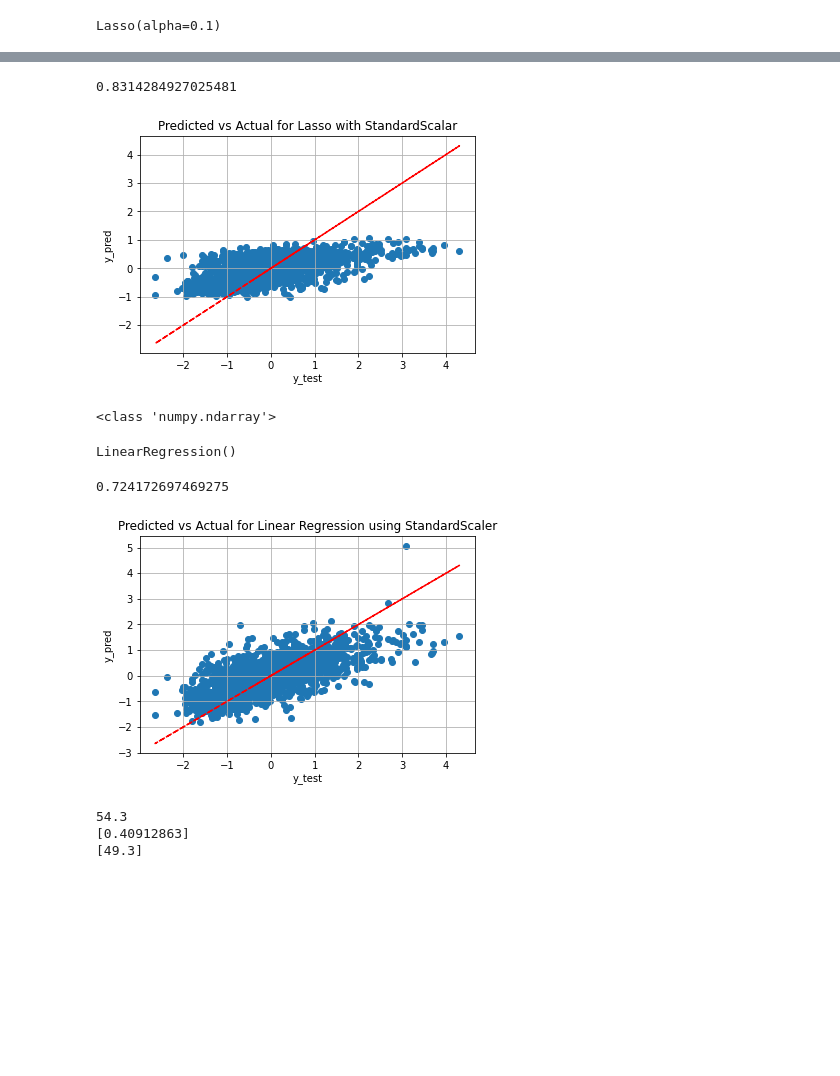
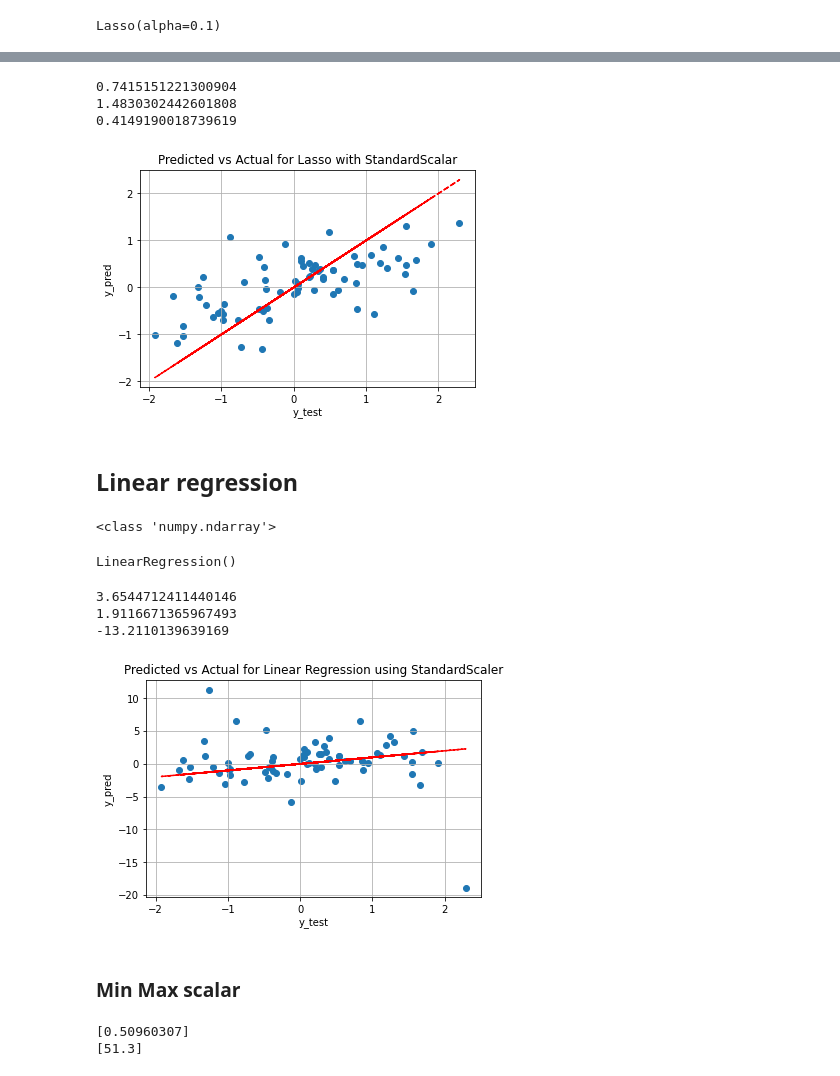
Before and after one commit to tobyyu007/AwesomeFalcons, a Jupyter notebook: Project3/Step 5b - predict crop yield_weekly.ipynb, the cells around one changed output, grey strips where cells are left out. Saved outputs shown, nothing was run; the diff lists cells and outputs as text; code cells hidden in the pictures; blank space fills up the shorter version.

```diff
--- a/Project3/Step 5b - predict crop yield_weekly.ipynb
+++ b/Project3/Step 5b - predict crop yield_weekly.ipynb
@@ -30,7 +28,7 @@ ModuleNotFoundError: No module named 'tqdm'
 # %%
 ml_tables_dir = './ML_data/'
 
-ml_file = 'ML-table-monthly.csv'
+ml_file = 'ML-table-weekly.csv'
 
 
 df_ml = pd.read_csv(ml_tables_dir + ml_file).dropna()
@@ -193,10 +202,15 @@ print(y_predST)
 import math
 
 rmseST = math.sqrt(mean_squared_error(y_testST, y_predST))
-
+rrmseST = rmseST / (0.5)
+r2ST = r2_score(y_testST, y_predST)
 print(rmseST)
+print(rrmseST)
+print(r2ST)
 # %% [output]
-0.8314284927025481
+0.7415151221300904
+1.4830302442601808
+0.4149190018739619
 # %%
 # from chatGPT!
 
@@ -223,7 +237,9 @@ def plot_predictions(y_test, y_pred, descrip_of_run):
 
 plot_predictions(y_testST, y_predST, 'Lasso with StandardScalar')
 # %% [output]
-[figure, old version]
+[figure, new version]
+# %% [markdown]
+## Linear regression
 # %%
 linearST = LinearRegression()
 # %%
@@ -236,13 +252,21 @@ LinearRegression()
 # %%
 y_predST = linearST.predict(X_testST)
 
 rmseST = math.sqrt(mean_squared_error(y_testST, y_predST))
+rrmseST = math.sqrt(rmseST)# (0.5)
+r2ST = r2_score(y_testST, y_predST)
 print(rmseST)
+print(rrmseST)
+print(r2ST)
 
 plot_predictions(y_testST, y_predST, 'Linear Regression using StandardScaler')
 # %% [output]
-0.724172697469275
+3.6544712411440146
+1.9116671365967493
+-13.2110139639169
-[figure, old version]
+[figure, new version]
+# %% [markdown]
+### Min Max scalar
 # %%
 scalerXMM = MinMaxScaler().fit(X_train)
 scaleryMM = MinMaxScaler().fit(y_train)
@@ -254,13 +278,12 @@ y_testMM = scaleryMM.transform(y_test)
 # %%
 # testing how inverse of the scaling is working with MinMaxScaler
 
-print(df_ml.iloc[7397]['yield'])   #  the first entry in y_test has index 1277 from df_ml
+# print(df_ml.iloc[7397]['yield'])   #  the first entry in y_test has index 1277 from df_ml
 print(y_testMM[0])
 print(scaleryMM.inverse_transform(y_testMM)[0])
 # %% [output]
-54.3
-[0.40912863]
-[49.3]
+[0.50960307]
+[51.3]
 # %%
 linearMM = LinearRegression()
 
```
Also changed, not shown: parts of 13 cells of this notebook, 1 other file.
